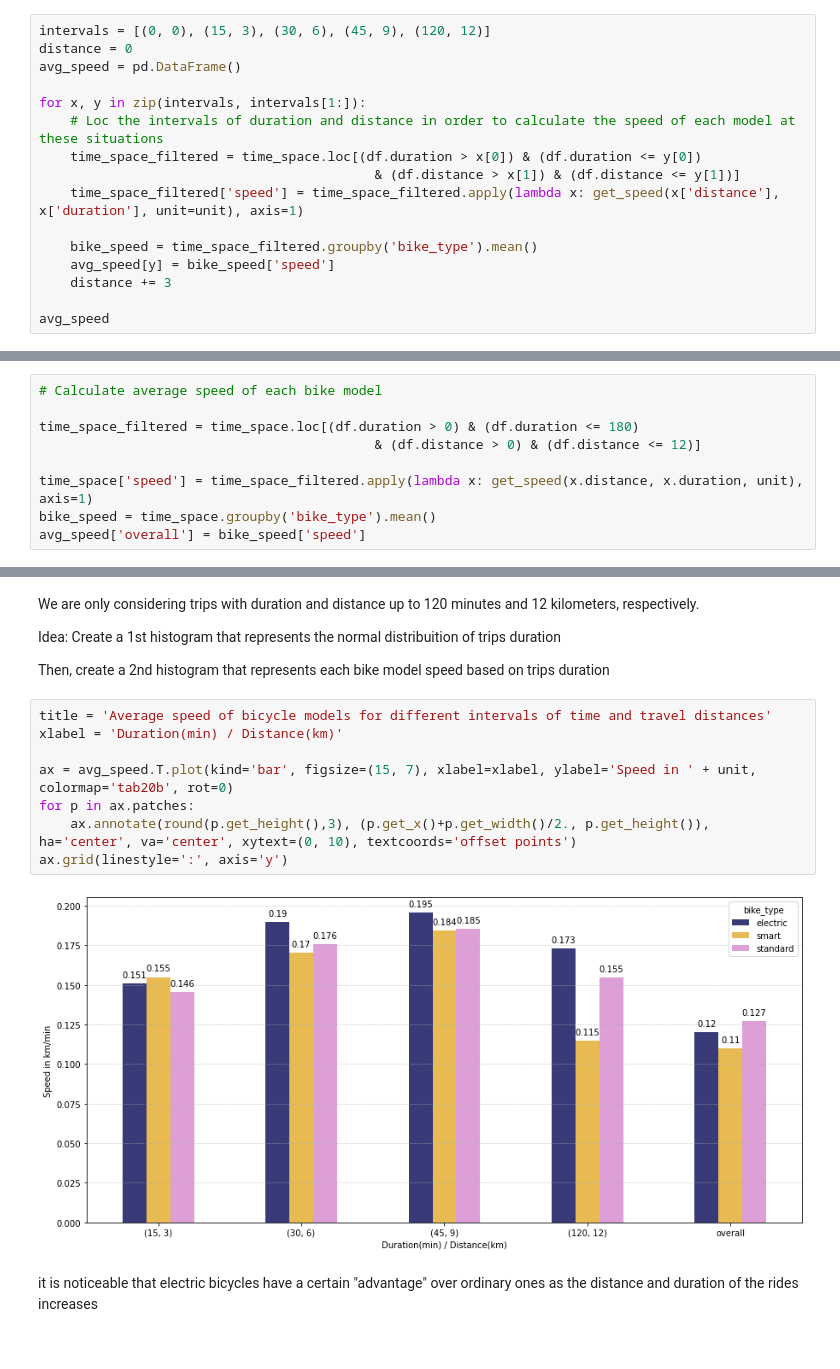
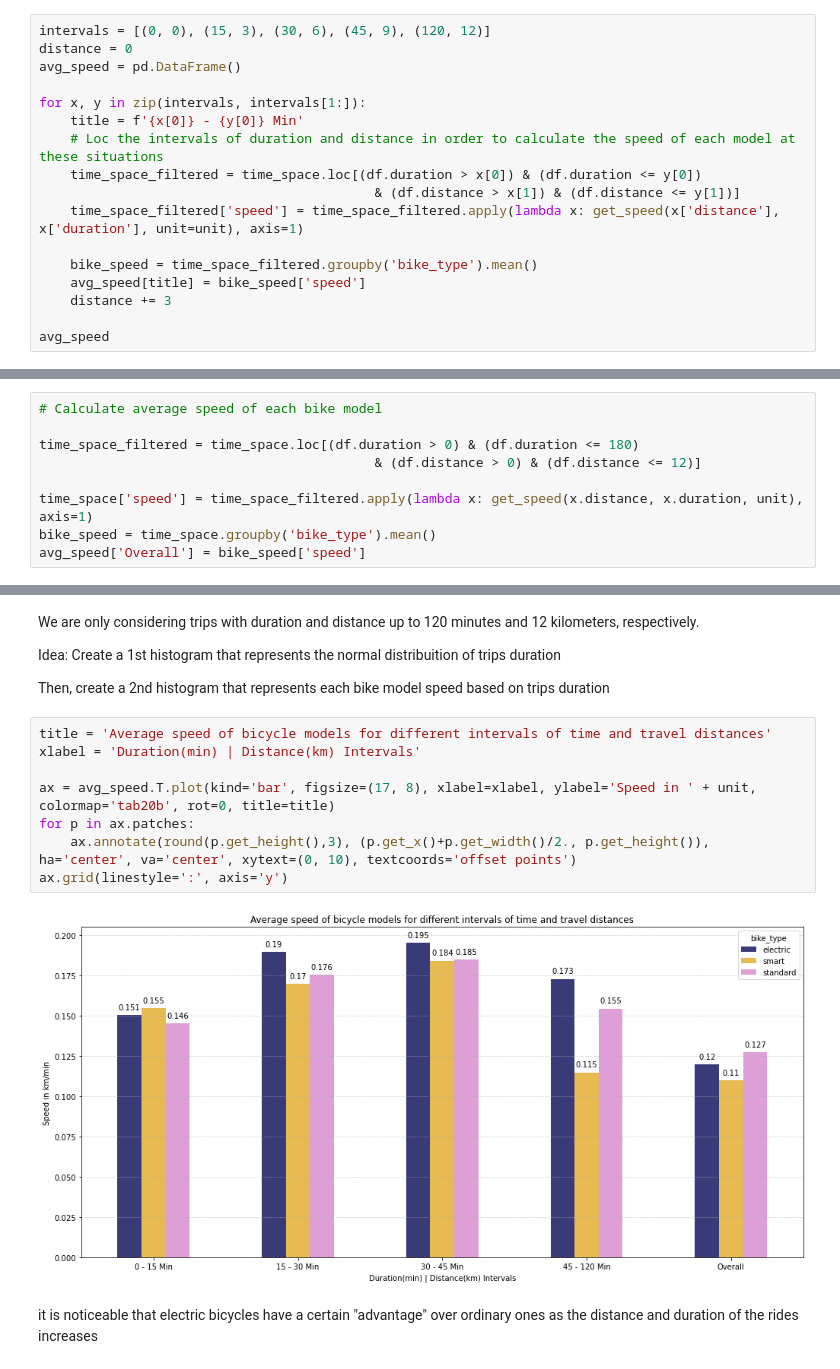
Before and after one commit to jvcanavarro/MetroBike, a Jupyter notebook: notebooks/main.ipynb, the cells around one changed output, grey strips where cells are left out. Drawn from its saved outputs; the diff is of its cells as text.

```diff
--- a/notebooks/main.ipynb
+++ b/notebooks/main.ipynb
@@ -148,13 +148,14 @@ distance = 0
 avg_speed = pd.DataFrame()
 
 for x, y in zip(intervals, intervals[1:]):
+    title = f'{x[0]} - {y[0]} Min'
     # Loc the intervals of duration and distance in order to calculate the speed of each model at these situations
     time_space_filtered = time_space.loc[(df.duration > x[0]) & (df.duration <= y[0])
                                            & (df.distance > x[1]) & (df.distance <= y[1])]
     time_space_filtered['speed'] = time_space_filtered.apply(lambda x: get_speed(x['distance'], x['duration'], unit=unit), axis=1)
 
     bike_speed = time_space_filtered.groupby('bike_type').mean()
-    avg_speed[y] = bike_speed['speed']
+    avg_speed[title] = bike_speed['speed']
     distance += 3
 
 avg_speed
@@ -192,4 +193,4 @@ time_space_filtered = time_space.loc[(df.duration > 0) & (df.duration <= 180)
 
 time_space['speed'] = time_space_filtered.apply(lambda x: get_speed(x.distance, x.duration, unit), axis=1)
 bike_speed = time_space.groupby('bike_type').mean()
-avg_speed['overall'] = bike_speed['speed']
+avg_speed['Overall'] = bike_speed['speed']
@@ -207,14 +202,14 @@ Idea: Create a 1st histogram that represents the normal distribuition of trips d
 Then, create a 2nd histogram that represents each bike model speed based on trips duration
 # %%
 title = 'Average speed of bicycle models for different intervals of time and travel distances'
-xlabel = 'Duration(min) / Distance(km)'
+xlabel = 'Duration(min) | Distance(km) Intervals'
 
-ax = avg_speed.T.plot(kind='bar', figsize=(15, 7), xlabel=xlabel, ylabel='Speed in ' + unit, colormap='tab20b', rot=0)
+ax = avg_speed.T.plot(kind='bar', figsize=(17, 8), xlabel=xlabel, ylabel='Speed in ' + unit, colormap='tab20b', rot=0, title=title)
 for p in ax.patches:
     ax.annotate(round(p.get_height(),3), (p.get_x()+p.get_width()/2., p.get_height()), ha='center', va='center', xytext=(0, 10), textcoords='offset points')
 ax.grid(linestyle=':', axis='y')
 # %% [output]
-[figure, old version]
+[figure, new version]
 # %% [markdown]
 it is noticeable that electric bicycles have a certain "advantage" over ordinary ones as the distance and duration of the rides increases
 # %% [markdown]
```
Also changed, not shown: parts of 22 cells of this notebook.
